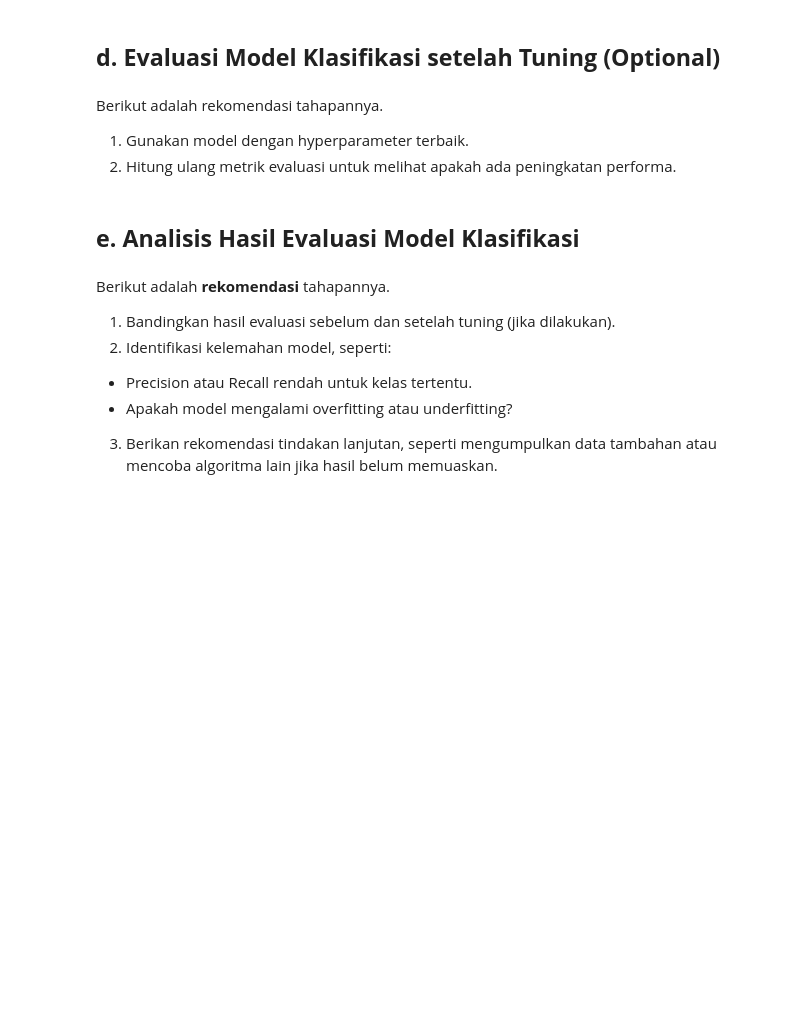
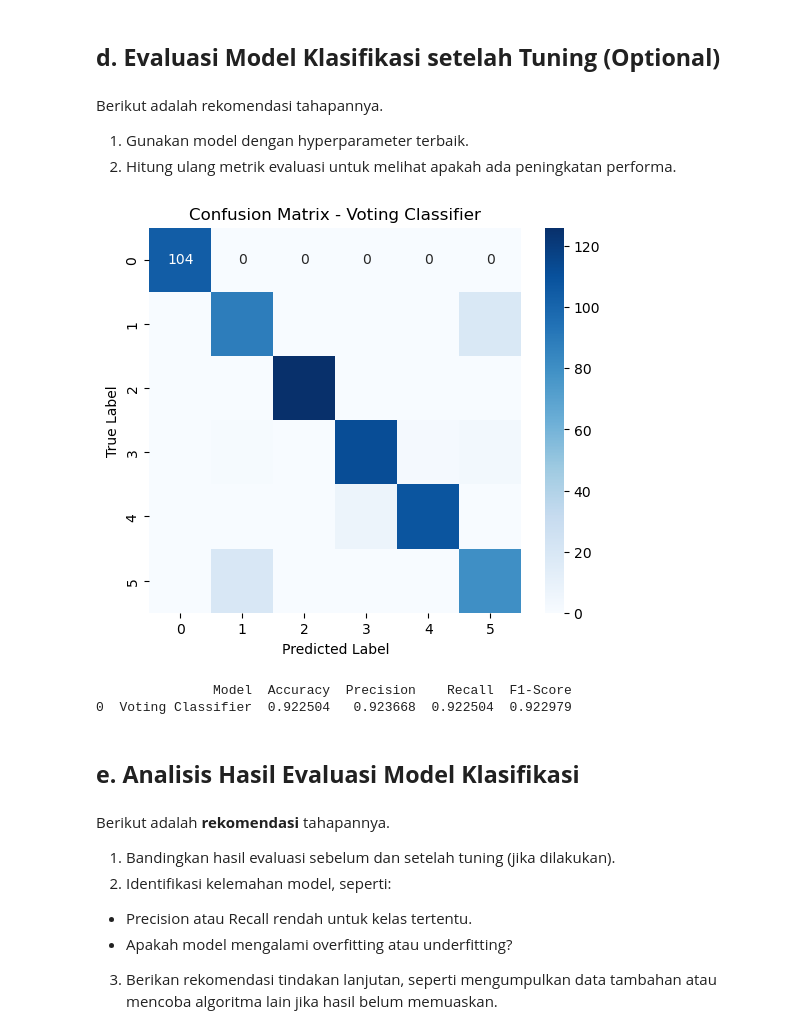
Before and after one commit to Muhammad-Rizki-Putra/Submission-CodingCamp, a Jupyter notebook: BMLP/[Klasifikasi]_Submission_Akhir_BMLP_Muhammad Rizki Putra.ipynb, the cells around one changed output. Drawn from its saved outputs; the diff is of its cells as text; code cells hidden in the pictures; blank space fills up the shorter version.

```diff
--- a/BMLP/[Klasifikasi]_Submission_Akhir_BMLP_Muhammad Rizki Putra.ipynb
+++ b/BMLP/[Klasifikasi]_Submission_Akhir_BMLP_Muhammad Rizki Putra.ipynb
@@ -179,0 +230,15 @@ Gunakan GridSearchCV, RandomizedSearchCV, atau metode lainnya untuk mencari komb
+# %%
+from sklearn.ensemble import VotingClassifier
+from sklearn.svm import SVC
+from sklearn.ensemble import RandomForestClassifier
+
+tree = DecisionTreeClassifier(**random_search.best_params_)
+rf = RandomForestClassifier(n_estimators=200)
+svm = SVC(probability=True)
+
+voting_clf = VotingClassifier(estimators=[
+    ('dt', tree), ('rf', rf), ('svm', svm)
+], voting='soft')
+
+voting_clf.fit(X_train, y_train)
+print("Voting Classifier Accuracy:", voting_clf.score(X_test, y_test))
@@ -188,3 +253,44 @@ Berikut adalah rekomendasi tahapannya.
+# %%
+def evaluate_tuned_model(model, X_test, y_test, model_name="Tuned Model"):
+    y_pred = model.predict(X_test)
+    cm = confusion_matrix(y_test, y_pred)
+
+    results = {
+        'Model': model_name,
+        'Confusion Matrix': cm,
+        'Accuracy': accuracy_score(y_test, y_pred),
+        'Precision': precision_score(y_test, y_pred, average='weighted'),
+        'Recall': recall_score(y_test, y_pred, average='weighted'),
+        'F1-Score': f1_score(y_test, y_pred, average='weighted'),
+        'Classification Report': classification_report(y_test, y_pred, output_dict=True)
+    }
+
+    # Visualisasi Confusion Matrix setelah tuning
+    plt.figure(figsize=(6, 5))
+    sns.heatmap(cm, annot=True, fmt="d", cmap="Blues", xticklabels=np.unique(y_test), yticklabels=np.unique(y_test))
+    plt.xlabel("Predicted Label")
+    plt.ylabel("True Label")
+    plt.title(f"Confusion Matrix - {model_name}")
+    plt.show()
+
+    return results
+# %%
+tuned_results = evaluate_tuned_model(voting_clf, X_test, y_test, model_name="Voting Classifier")
+# %% [output]
+[figure, added]
+# %%
+tuned_summary_df = pd.DataFrame([{
+    'Model': tuned_results['Model'],
+    'Accuracy': tuned_results['Accuracy'],
+    'Precision': tuned_results['Precision'],
+    'Recall': tuned_results['Recall'],
+    'F1-Score': tuned_results['F1-Score']
+}], columns=['Model', 'Accuracy', 'Precision', 'Recall', 'F1-Score'])
+
+print(tuned_summary_df)
+# %% [output]
+               Model  Accuracy  Precision    Recall  F1-Score
+0  Voting Classifier  0.922504   0.923668  0.922504  0.922979
 # %% [markdown]
 ## **e. Analisis Hasil Evaluasi Model Klasifikasi**
 # %% [markdown]
```
Also changed, not shown: parts of 18 cells of this notebook, 7 other files.
